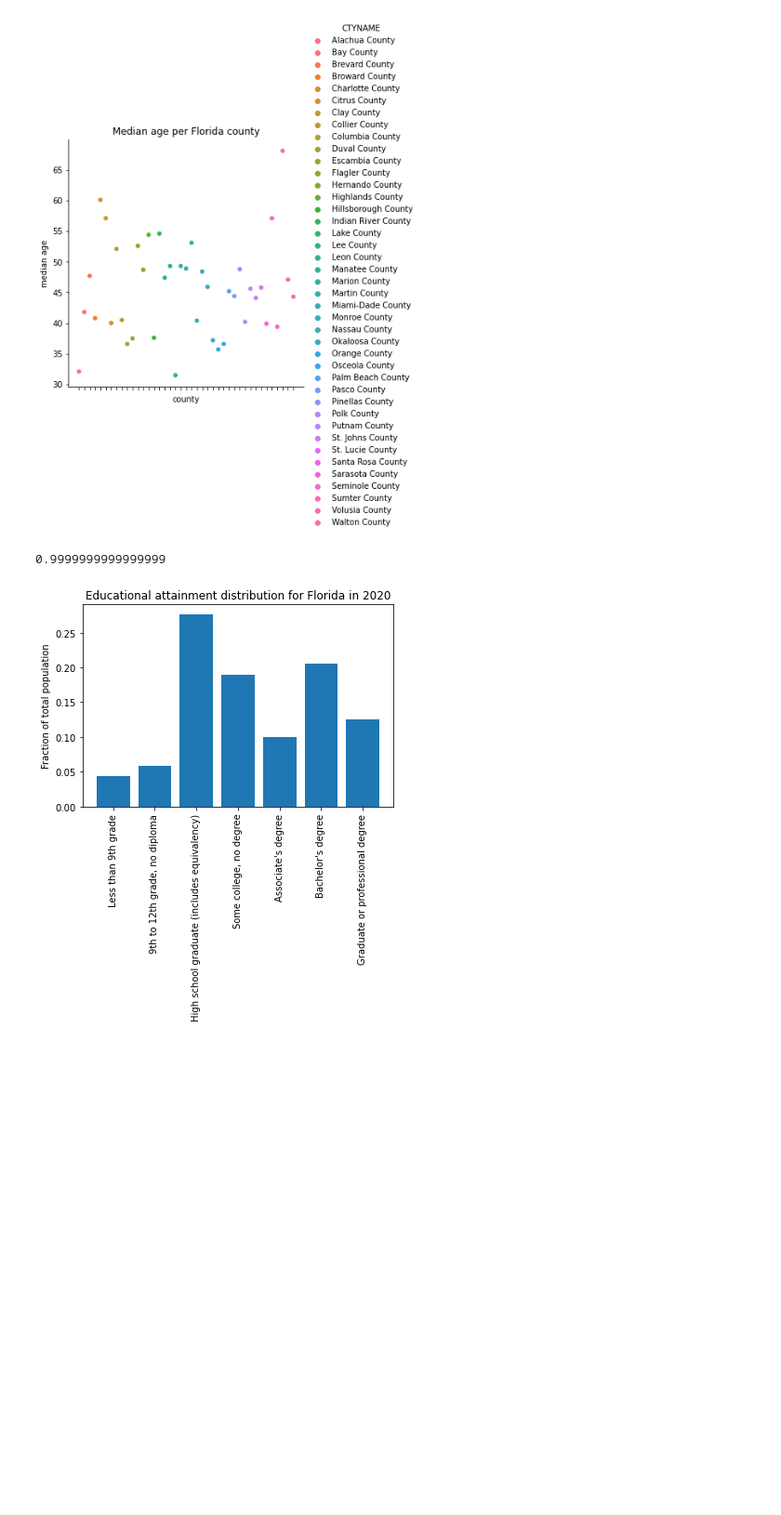
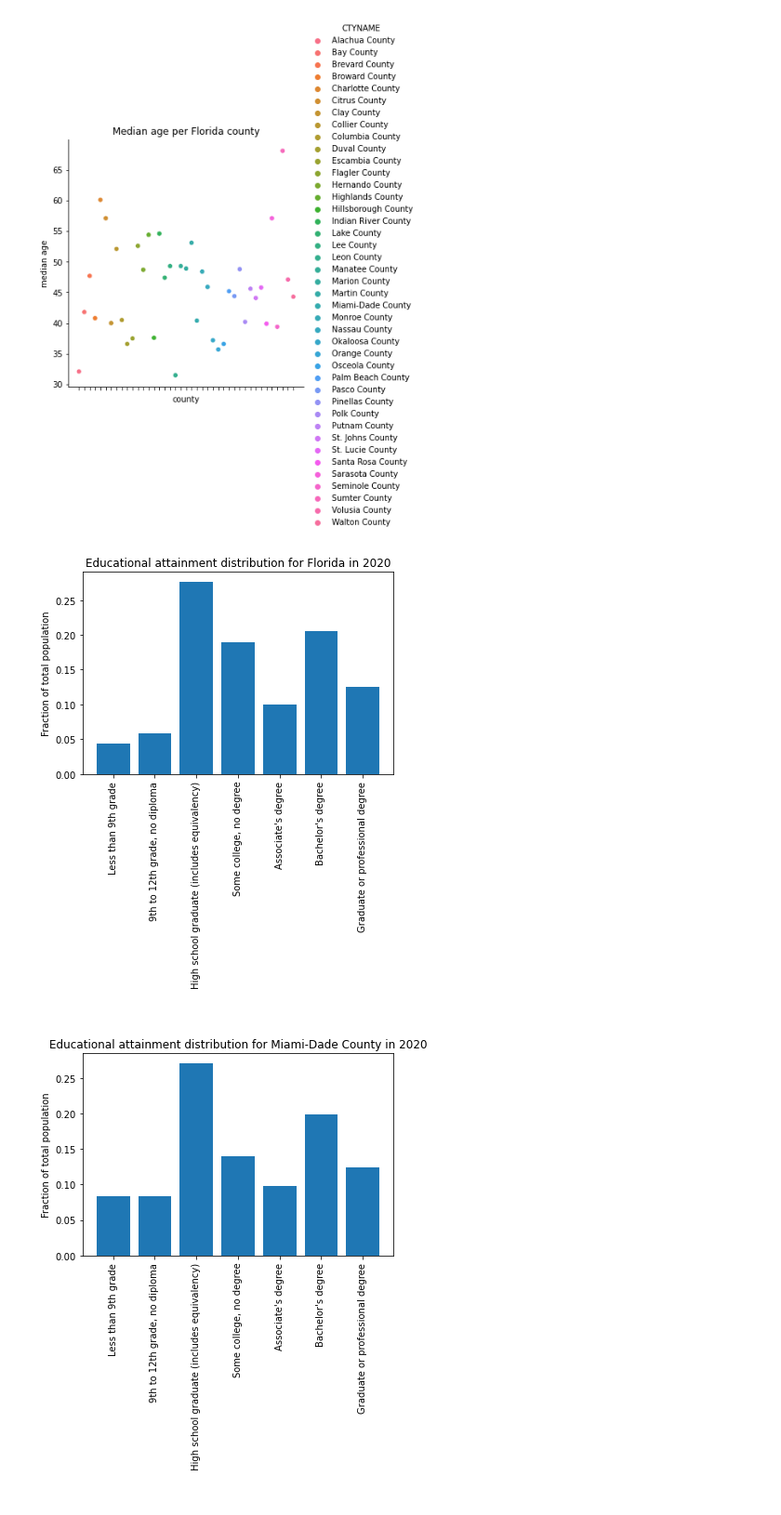
Before and after one commit to traceymoyston/Che2410_Project1, a Jupyter notebook: MoystonTracey_datavisulaisation.ipynb, the cells around one changed output. Shown at 93% size. Drawn from its saved outputs; the diff is of its cells as text; code cells hidden in the pictures; blank space fills up the shorter version.

```diff
--- a/MoystonTracey_datavisulaisation.ipynb
+++ b/MoystonTracey_datavisulaisation.ipynb
@@ -77,36 +93,48 @@ sns.relplot(data=agedata2["MEDIAN_AGE_TOT"], x=agedata2["CTYNAME"], y=agedata2["
 # %%
 #Education data - looking at the 5 categories
 #normalized to the total population
+#looking at educational attainment for the population 25 and over
 
-tot_pop=int(eddat2.iloc[6,-1].replace(",",""));
-fracpop=[int(i.replace(",",""))/tot_pop for i in eddat2.iloc[7:14,-1]]
+tot_pop=int(eddat2.iloc[6,-1].replace(",","")); #total population in the state. converts from string to integer
+fracpop=[int(i.replace(",",""))/tot_pop for i in eddat2.iloc[7:14,-1]] #for each education level, finds the fraction of
+#the population
 # print(fracpop)
 
+#plots the fraction of the population that has obtained each education level
 plt.bar(eddat2.iloc[7:14,0], fracpop)
 plt.xticks(rotation=90)
 plt.ylabel("Fraction of total population")
 plt.title("Educational attainment distribution for Florida in 2020")
 
 
-
-
+#finds the counties with the highest and lowest deaths
 maxdeath=np.max(newdata["deaths"])
 
 mindeath=np.min(cumuldeaths)
 # print(mindeath)
 
-max_ind=newdata[newdata['deaths']==maxdeath].index
+max_ind=newdata[newdata['deaths']==maxdeath].index #finds the indices at which the max and min death occur
 min_ind=newdata[newdata['deaths']==mindeath].index
-countymax=newdata.loc[max_ind[-1]].at["county"]
+countymax=newdata.loc[max_ind[-1]].at["county"] #saves the counties at these indices
 countymin=newdata.loc[min_ind[-1]].at["county"]
 
 # print(eddat2[countymax+' '])
 # print(eddat2[countymin+' '])
 
+#saves the data for the two counties at each education level as a fraction of the county population
 md_eddat=[int(eddat2[countymax+' '][i].replace(",",""))/int(eddat2[countymax+' '][6].replace(",","")) for i in range(7,14)]
 # print(md_eddat)
 mon_eddat=[int(eddat2[countymin+' '][i].replace(",",""))/int(eddat2[countymin+' '][6].replace(",","")) for i in range(7,14)]
-print(sum(mon_eddat))
+# print(sum(mon_eddat))
 # %% [output]
-0.9999999999999999
 [figure]
+# %%
+#plots the education levels for Miami dade (county with max deaths)
+plt.bar(eddat2.iloc[7:14,0],md_eddat,)
+plt.xticks(rotation=90)
+plt.ylabel("Fraction of total population")
+plt.title("Educational attainment distribution for Miami-Dade County in 2020")
+
+plt.savefig('MiamiDade_educ.png',bbox_inches='tight')
+# %% [output]
+[figure, added]
```
Also changed, not shown: parts of 18 cells of this notebook.
